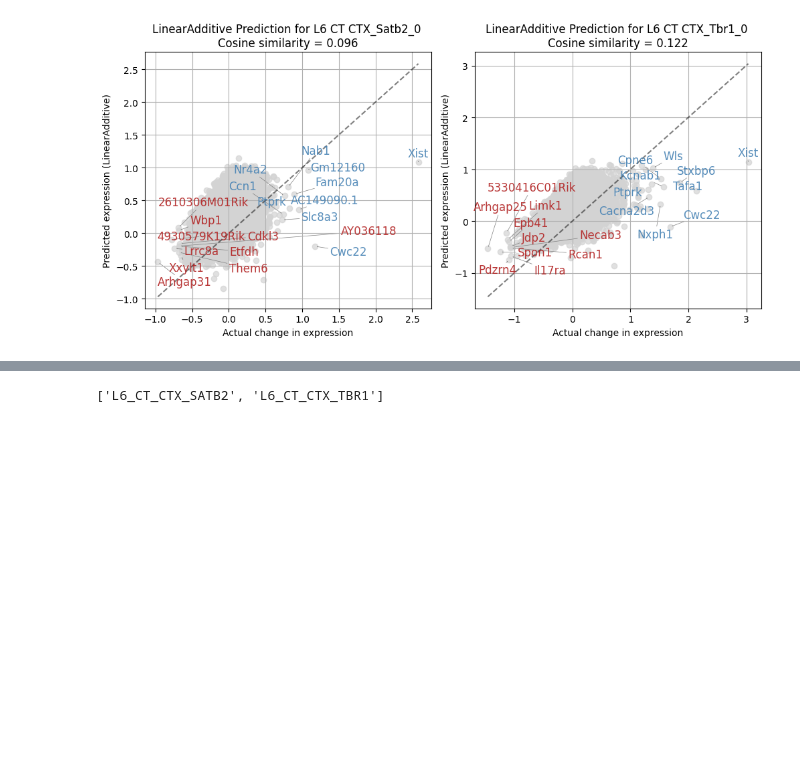
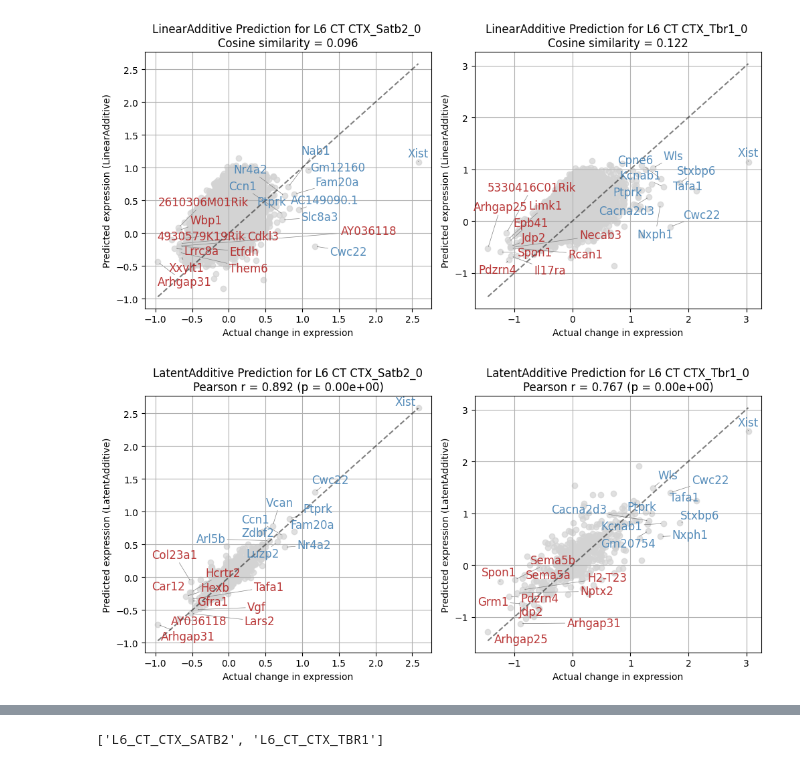
Before and after one commit to asunboi/proving-ground, a Jupyter notebook: 3_visualize/evaluation.ipynb, the cells around one changed output, grey strips where cells are left out. Saved outputs shown, nothing was run; the diff lists cells and outputs as text; code cells hidden in the pictures; blank space fills up the shorter version.

```diff
--- a/3_visualize/evaluation.ipynb
+++ b/3_visualize/evaluation.ipynb
@@ -72,6 +210,97 @@ plt.tight_layout()
 plt.show()
 # %% [output]
 [figure]
+# %%
+import matplotlib.pyplot as plt
+import numpy as np
+from sklearn.metrics.pairwise import cosine_similarity
+from scipy.stats import pearsonr
+from adjustText import adjust_text
+import pickle
+import math
+import scanpy as sc
+
+# boli = sc.read_h5ad('/gpfs/home/asun/jin_lab/perturbench/raw_data/boli_ctx_scprocess_no+ctrl.h5ad')
+
+# pkl_res = "/gpfs/home/asun/jin_lab/perturbench/1_train/logs/train/runs/2025-09-26_11-01-16_boli_linear_baseline/evaluation/eval.pkl"
+# pkl_res = "/gpfs/home/asun/jin_lab/perturbench/1_train/logs/train/multiruns/2025-10-07_11-33-35/3/evaluation/eval.pkl"
+
+# # linear 2k genes
+# boli = sc.read_h5ad('/gpfs/home/asun/jin_lab/perturbench/0_datasets/linear_hvg/linear_baseline_hvg.h5ad')
+# pkl_res = "/gpfs/home/asun/jin_lab/perturbench/1_train/logs/train/multiruns/2025-10-26_17-20-19/1/evaluation/eval.pkl"
+
+# linear 32k genes
+# boli = sc.read_h5ad('/gpfs/home/asun/jin_lab/perturbench/0_datasets/linear/linear_baseline.h5ad')
+# pkl_res = "/gpfs/home/asun/jin_lab/perturbench/1_train/logs/train/multiruns/2025-10-28_13-44-13/2/evaluation/eval.pkl"
+
+# # STATE latent 32k genes
+# boli = sc.read_h5ad('/gpfs/home/asun/jin_lab/perturbench/0_datasets/linear/linear_baseline.h5ad')
+# pkl_res = "/gpfs/home/asun/jin_lab/perturbench/1_train/logs/train/runs/2025-11-07_09-32-27_boli_linear_baseline/evaluation/eval.pkl"
+# model_name = "LatentAdditive"
+
+# STATE latent 2k HVG
+boli = sc.read_h5ad('/gpfs/home/asun/jin_lab/perturbench/0_datasets/linear_hvg/linear_baseline_hvg.h5ad')
+pkl_res = "/gpfs/home/asun/jin_lab/perturbench/1_train/logs/train/runs/2025-11-07_09-53-57_boli_linear_baseline/evaluation/eval.pkl"
+model_name = "LatentAdditive"
+
+with open(pkl_res, "rb") as f:
+    eval_data = pickle.load(f)
+df_pred = eval_data.aggr["logfc"][model_name].to_df()
+df_ref = eval_data.aggr["logfc"]["ref"].to_df()
+genes = boli.var["gene_name"].values
+
+cell_perts = df_pred.index.tolist()
+num_plots = len(cell_perts)
+cols = int(math.ceil(math.sqrt(num_plots))) + 2
+rows = int(math.ceil(num_plots / cols))
+
+fig, axes = plt.subplots(rows, cols, figsize=(5*cols, 5*rows))
+axes = axes.flatten()
+for i, cell_pert in enumerate(cell_perts):
+    ax = axes[i]
+    x_vals = df_ref.loc[cell_pert].values
+    y_vals = df_pred.loc[cell_pert].values
+
+    #cos_sim = cosine_similarity(x_vals.reshape(1, -1), y_vals.reshape(1, -1))[0, 0]
+    pearson_r, p_value = pearsonr(x_vals, y_vals)
+
+    top10_idx = np.argsort(x_vals)[-10:]
+    bottom10_idx = np.argsort(x_vals)[:10]
+    top_and_bottom_idx = set(top10_idx).union(set(bottom10_idx))
+
+    colors = ["steelblue" if idx in top10_idx else "firebrick" for idx in range(len(y_vals))]
+
+    ax.scatter(x_vals, y_vals, alpha=0.7, color="lightgray")
+    ax.plot([x_vals.min(), x_vals.max()], [x_vals.min(), x_vals.max()], 'k--', alpha=0.5)
+    ax.set_xlabel("Actual change in expression")
+    ax.set_ylabel(f"Predicted expression ({model_name})")
+    #ax.set_title(f"{model_name} Prediction for {cell_pert} \nCosine similarity = {cos_sim:.3f}")
+    ax.set_title(f"{model_name} Prediction for {cell_pert}\nPearson r = {pearson_r:.3f} (p = {p_value:.2e})")
+
+    ax.grid(True)
+
+    texts = []
+    for idx in top_and_bottom_idx:
+        color = "steelblue" if idx in top10_idx else "firebrick"
+        texts.append(
+            ax.text(
+                x_vals[idx], y_vals[idx], genes[idx],
+                fontsize=12,
+                color=color,
+                alpha=0.9,
+                ha='right' if idx in top10_idx else 'left',
+                va='bottom'
+            )
+        )
+    adjust_text(texts, arrowprops=dict(arrowstyle='->', color='gray', lw=0.5), ax=ax)
+
+for j in range(num_plots, len(axes)):
+    fig.delaxes(axes[j])
+
+plt.tight_layout()
+plt.show()
+# %% [output]
+[figure, added]
 # %%
 import matplotlib.pyplot as plt
 import numpy as np
```
Also changed, not shown: parts of 9 cells of this notebook, 2 other files.
